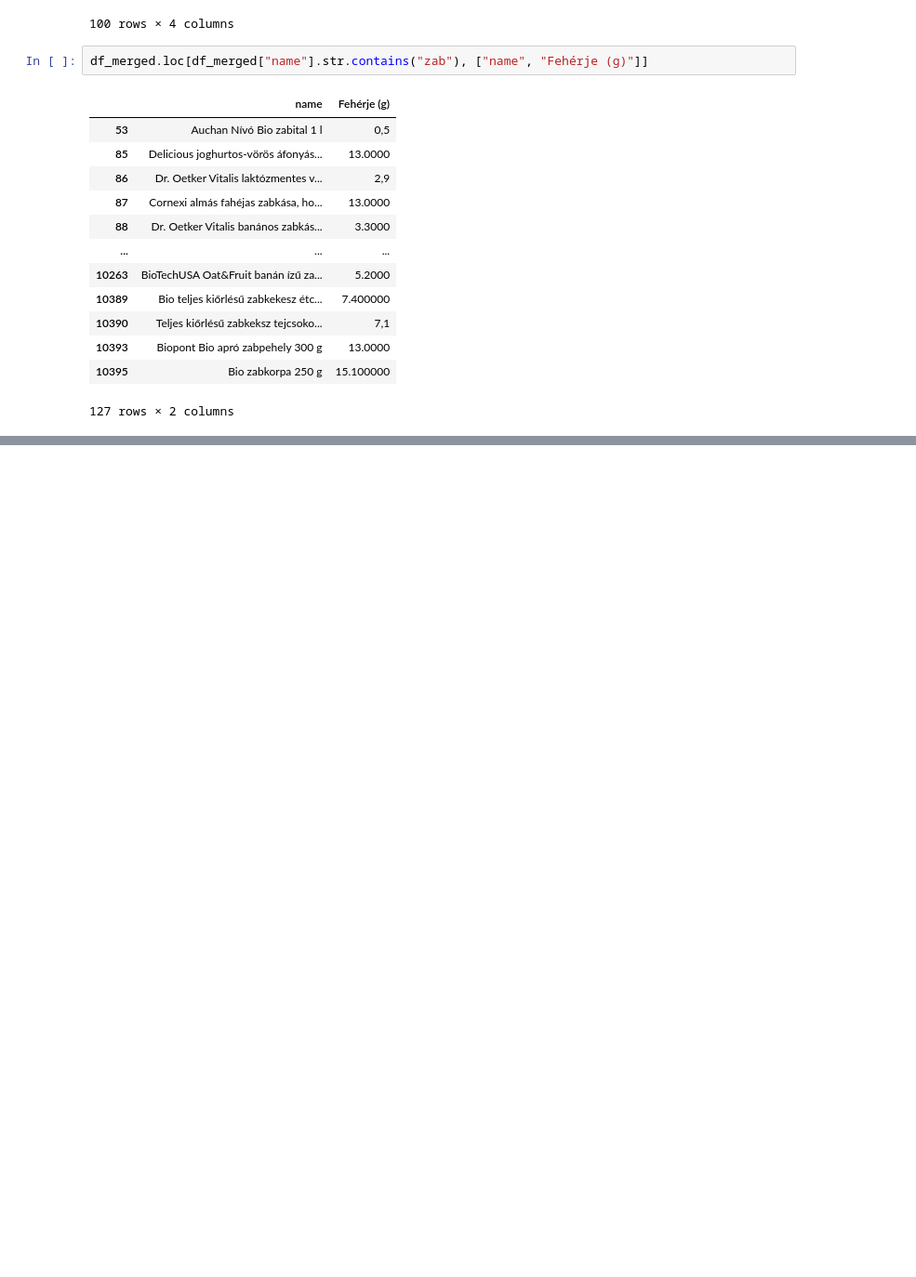
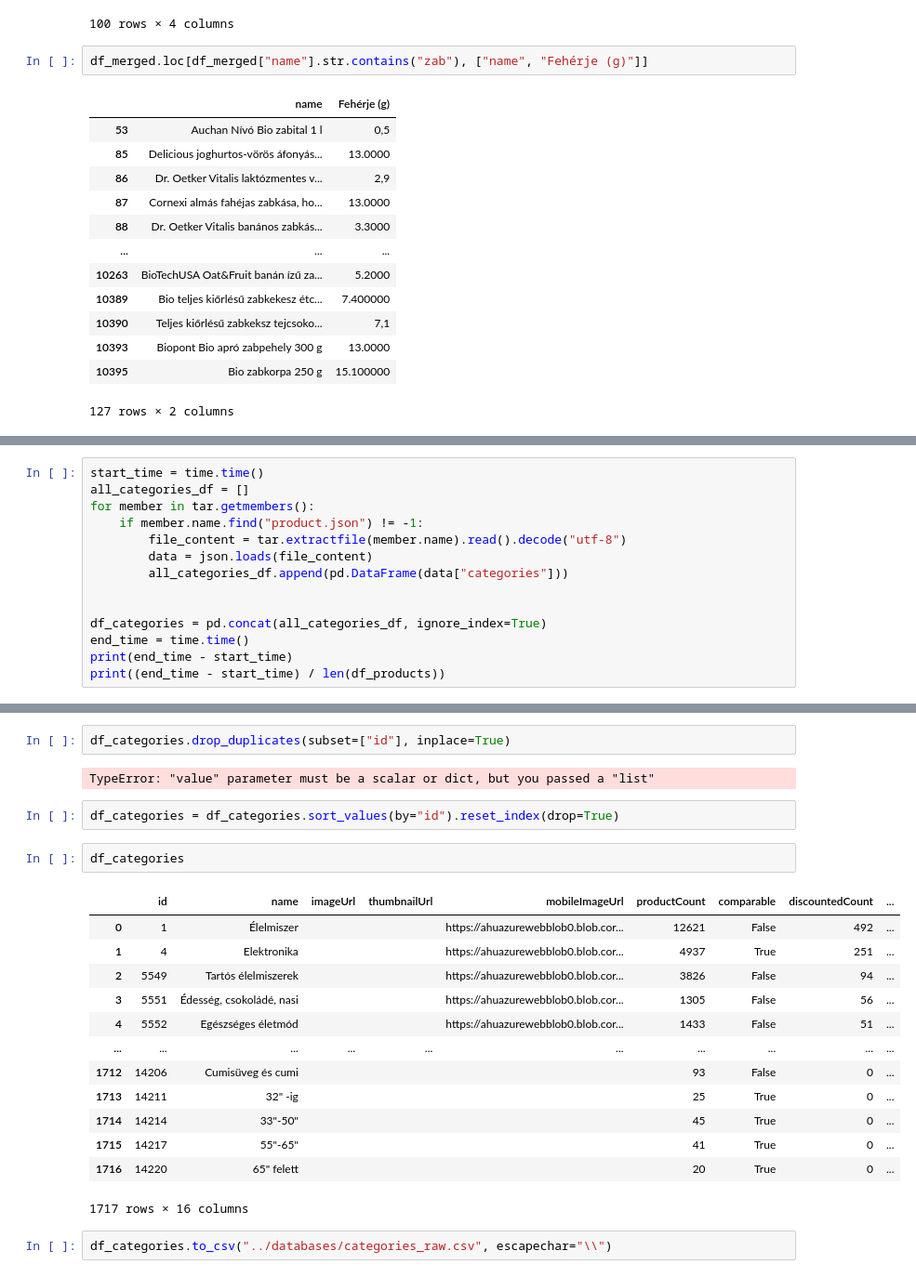
Before and after one commit to kriman/auchan_analysis, a Jupyter notebook: notebooks/dataframe_import.ipynb, the cells around one changed output, grey strips where cells are left out. Shown: that part at 93% size. Cells and saved outputs as stored; diff of their text form; blank space fills up the shorter version.

Commit message:
parsed categories

```diff
--- a/notebooks/dataframe_import.ipynb
+++ b/notebooks/dataframe_import.ipynb
@@ -253,0 +257,14 @@ df_merged.loc[df_merged["name"].str.contains("zab"), ["name", "Fehérje (g)"]]
+# %%
+start_time = time.time()
+all_categories_df = []
+for member in tar.getmembers():
+    if member.name.find("product.json") != -1:
+        file_content = tar.extractfile(member.name).read().decode("utf-8")
+        data = json.loads(file_content)
+        all_categories_df.append(pd.DataFrame(data["categories"]))
+
+
+df_categories = pd.concat(all_categories_df, ignore_index=True)
+end_time = time.time()
+print(end_time - start_time)
+print((end_time - start_time) / len(df_products))
@@ -253,0 +289,24 @@ df_merged.loc[df_merged["name"].str.contains("zab"), ["name", "Fehérje (g)"]]
+# %%
+df_categories.drop_duplicates(subset=["id"], inplace=True)
+# %% [output]
+TypeError: "value" parameter must be a scalar or dict, but you passed a "list"
+# %%
+df_categories = df_categories.sort_values(by="id").reset_index(drop=True)
+# %%
+df_categories
+# %% [output]
+|  | id | name | imageUrl | thumbnailUrl | mobileImageUrl | productCount | comparable | discountedCount | ... |
+| 0 | 1 | Élelmiszer |  |  | https://ahuazurewebblob0.blob.cor... | 12621 | False | 492 | ... |
+| 1 | 4 | Elektronika |  |  | https://ahuazurewebblob0.blob.cor... | 4937 | True | 251 | ... |
+| 2 | 5549 | Tartós élelmiszerek |  |  | https://ahuazurewebblob0.blob.cor... | 3826 | False | 94 | ... |
+| 3 | 5551 | Édesség, csokoládé, nasi |  |  | https://ahuazurewebblob0.blob.cor... | 1305 | False | 56 | ... |
+| 4 | 5552 | Egészséges életmód |  |  | https://ahuazurewebblob0.blob.cor... | 1433 | False | 51 | ... |
+| ... | ... | ... | ... | ... | ... | ... | ... | ... | ... |
+| 1712 | 14206 | Cumisüveg és cumi |  |  |  | 93 | False | 0 | ... |
+| 1713 | 14211 | 32" -ig |  |  |  | 25 | True | 0 | ... |
+| 1714 | 14214 | 33"-50" |  |  |  | 45 | True | 0 | ... |
+| 1715 | 14217 | 55"-65" |  |  |  | 41 | True | 0 | ... |
+| 1716 | 14220 | 65" felett |  |  |  | 20 | True | 0 | ... |
+1717 rows × 16 columns
+# %%
+df_categories.to_csv("../databases/categories_raw.csv", escapechar="\\")
```
Also changed, not shown: parts of 4 cells of this notebook, 1 other file.
